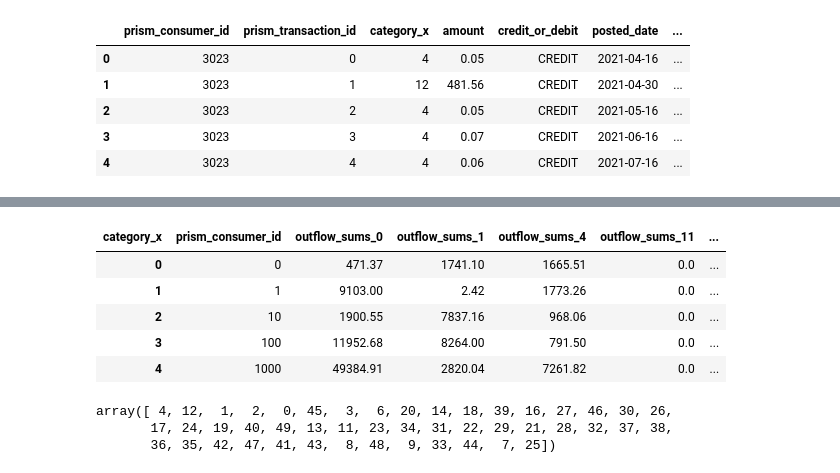
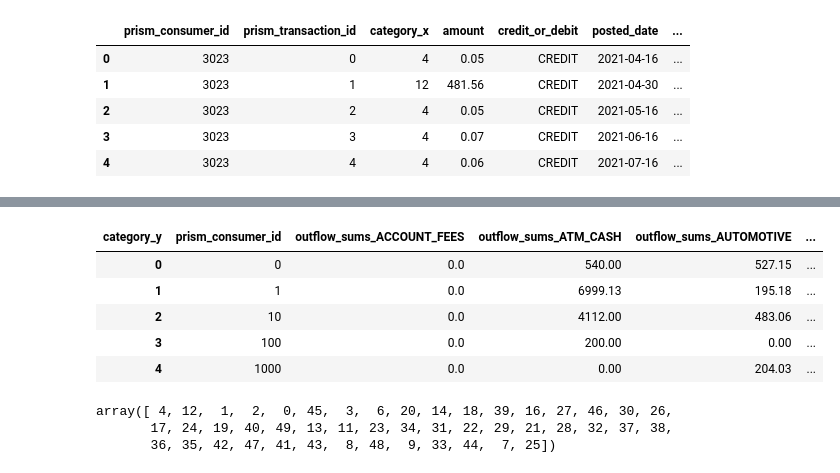
Before and after one commit to hillarychang/dsc180b-capstone-q2, a Jupyter notebook: src/notebooks/kevin_q2_eda.ipynb, the cells around one changed output, grey strips where cells are left out. Saved outputs shown, nothing was run; the diff lists cells and outputs as text; code cells hidden in the pictures.

```diff
--- a/src/notebooks/kevin_q2_eda.ipynb
+++ b/src/notebooks/kevin_q2_eda.ipynb
@@ -312,27 +451,27 @@ outflow_occurences.head()
 # %%
 # create features based on the sum of occurences in the transactions dataset
 outflow_sums = (
     transaction_categories[transaction_categories["credit_or_debit"] == "DEBIT"]
-    .groupby(["prism_consumer_id", "category_x"])["amount"]
+    .groupby(["prism_consumer_id", "category_y"])["amount"]
     .sum()  # Count number of unique occurrences
     .unstack(fill_value=0)  # Create one column per category_x
     .reset_index()
 )
 
 # name columns for clarity
 outflow_sums = outflow_sums.rename(
     columns=lambda col: f"outflow_sums_{col}"
     if col != "prism_consumer_id"
     else col
 )
 outflow_sums.head()
 # %% [output]
-| category_x | prism_consumer_id | outflow_sums_0 | outflow_sums_1 | outflow_sums_4 | outflow_sums_11 | ... |
-| 0 | 0 | 471.37 | 1741.10 | 1665.51 | 0.0 | ... |
-| 1 | 1 | 9103.00 | 2.42 | 1773.26 | 0.0 | ... |
-| 2 | 10 | 1900.55 | 7837.16 | 968.06 | 0.0 | ... |
-| 3 | 100 | 11952.68 | 8264.00 | 791.50 | 0.0 | ... |
-| 4 | 1000 | 49384.91 | 2820.04 | 7261.82 | 0.0 | ... |
+| category_y | prism_consumer_id | outflow_sums_ACCOUNT_FEES | outflow_sums_ATM_CASH | outflow_sums_AUTOMOTIVE | ... |
+| 0 | 0 | 0.0 | 540.00 | 527.15 | ... |
+| 1 | 1 | 0.0 | 6999.13 | 195.18 | ... |
+| 2 | 10 | 0.0 | 4112.00 | 483.06 | ... |
+| 3 | 100 | 0.0 | 200.00 | 0.00 | ... |
+| 4 | 1000 | 0.0 | 0.00 | 204.03 | ... |
 # %%
 transaction_categories.category_id.unique()
 # %% [output]
```
Also changed, not shown: parts of 14 cells of this notebook.
